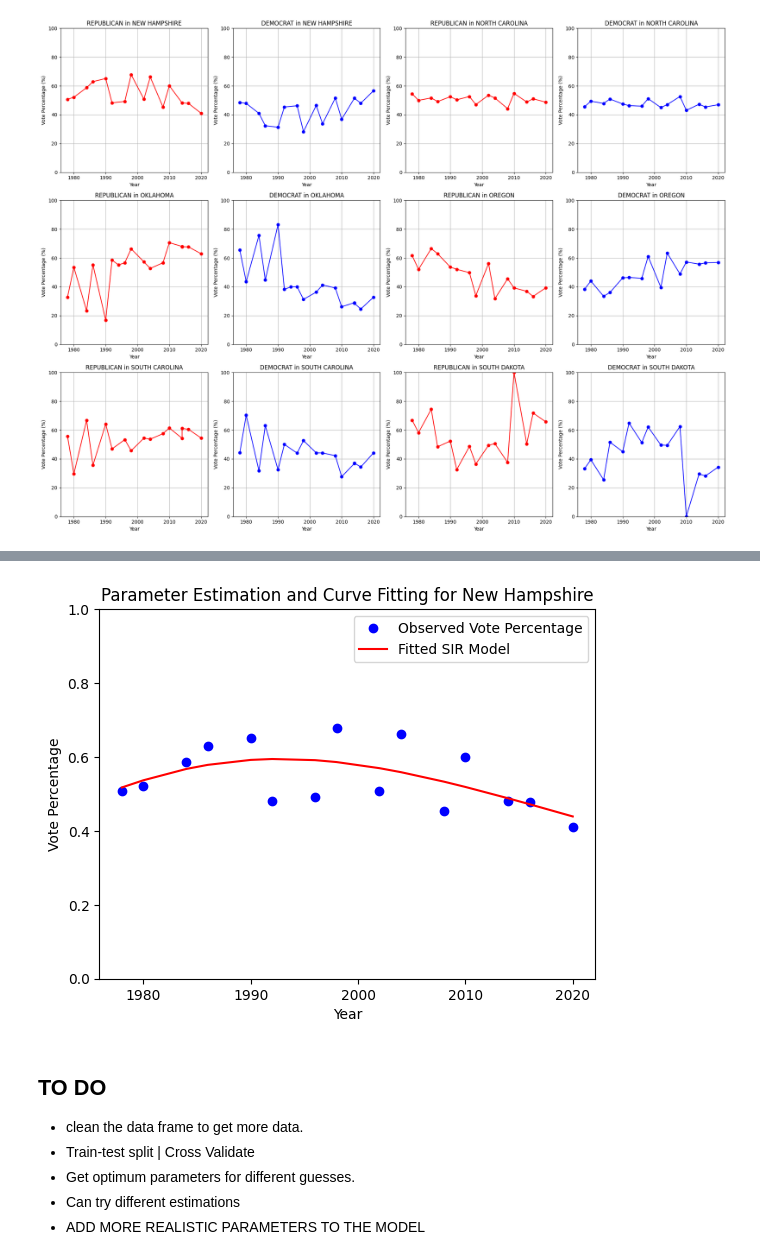
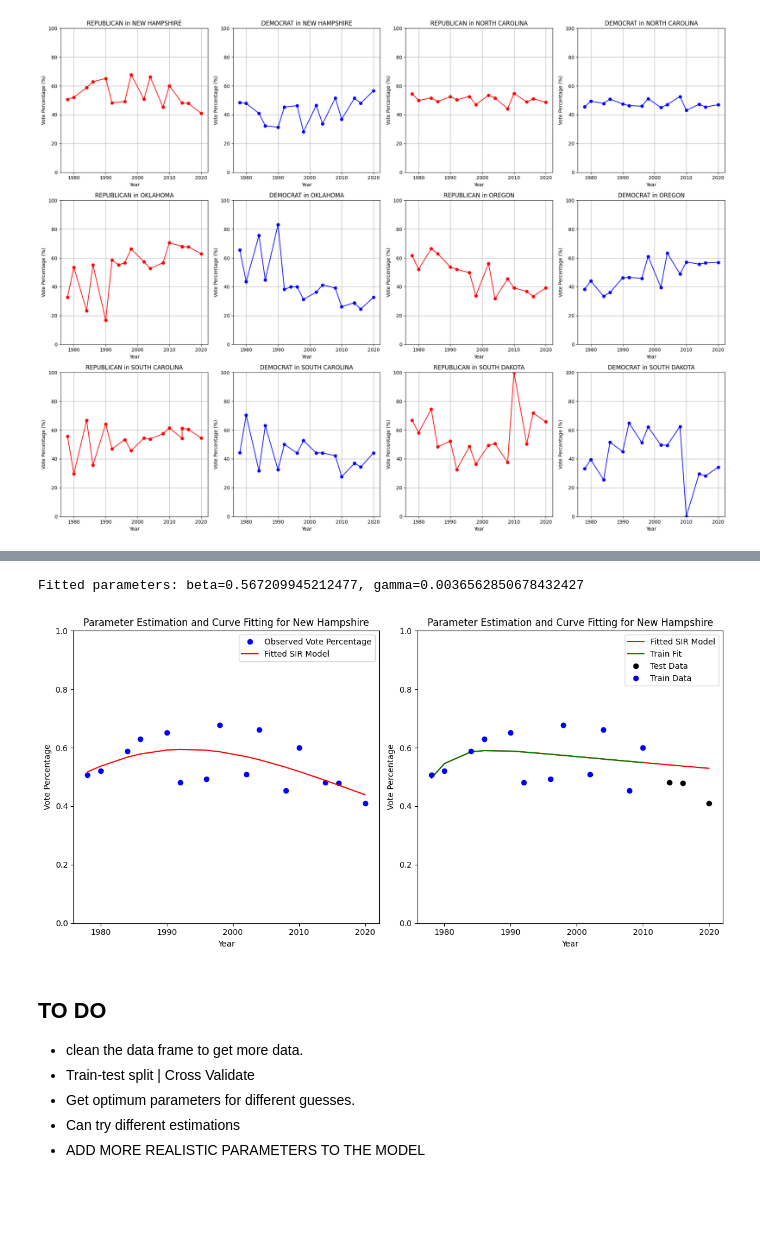
Before and after one commit to alanroyce20102003/bt5240, a Jupyter notebook: main.ipynb, the cells around one changed output, grey strips where cells are left out. Saved outputs shown, nothing was run; the diff lists cells and outputs as text; code cells hidden in the pictures; blank space fills up the shorter version.

```diff
--- a/main.ipynb
+++ b/main.ipynb
@@ -117,16 +115,46 @@ Fitted parameters: beta=0.05437961974024848, gamma=0.03446399288914471
 # %%
-fitted_vote_percentage = fit_sir_model(year, *params)
+fitted_voter_percentage = fit_sir_model(year, *params)
-# %%
-plt.plot(year, vote_percentage, 'bo', label='Observed Vote Percentage')
-plt.plot(year, fitted_vote_percentage, 'r-', label='Fitted SIR Model')
-plt.xlabel('Year')
-plt.ylabel('Vote Percentage')
-plt.ylim(0, 1)
-plt.legend()
-plt.title('Parameter Estimation and Curve Fitting for New Hampshire')
-plt.show()
-# %% [output]
-[figure, removed]
+# %%
+split_index = int(0.8 * len(year))
+
+X_train, X_test = year[:split_index], year[split_index:]
+y_train, y_test = vote_percentage[:split_index], vote_percentage[split_index:]
+params, covariance = curve_fit(fit_sir_model, X_train, y_train, p0=[0.1, 0.1, S0, I0, R0], bounds=(0, [1, 1, 1, 1, 1]))
+beta, gamma = params[:2]
+print(f"Fitted parameters: beta={beta}, gamma={gamma}")
+test_fit = (fit_sir_model(year, *params))
+# %% [output]
+Fitted parameters: beta=0.567209945212477, gamma=0.0036562850678432427
+# %%
+fig, axes = plt.subplots(1, 2, figsize=(12, 6))
+
+# First plot
+axes[0].plot(year, vote_percentage, 'bo', label='Observed Vote Percentage')
+axes[0].plot(year, fitted_voter_percentage, 'r-', label='Fitted SIR Model')
+axes[0].set_xlabel('Year')
+axes[0].set_ylabel('Vote Percentage')
+axes[0].set_ylim(0, 1)
+axes[0].legend()
+axes[0].set_title('Parameter Estimation and Curve Fitting for New Hampshire')
+
+# Second plot
+axes[1].plot(year, test_fit, 'r-', label='Fitted SIR Model')
+axes[1].plot(X_train, fit_sir_model(X_train, *params), 'g-', label='Train Fit')
+axes[1].plot(X_test, y_test, 'ko', label='Test Data')
+axes[1].plot(X_train, y_train, 'bo', label='Train Data')
+axes[1].set_xlabel('Year')
+axes[1].set_ylabel('Vote Percentage')
+axes[1].set_ylim(0, 1)
+axes[1].legend()
+axes[1].set_title('Parameter Estimation and Curve Fitting for New Hampshire')
+
+# Adjust layout for better spacing
+plt.tight_layout()
+
+# Show the plots
+plt.show()
+# %% [output]
+[figure, added]
 # %% [markdown]
 ## TO DO
 - clean the data frame to get more data.
```
Also changed, not shown: parts of 7 cells of this notebook.
